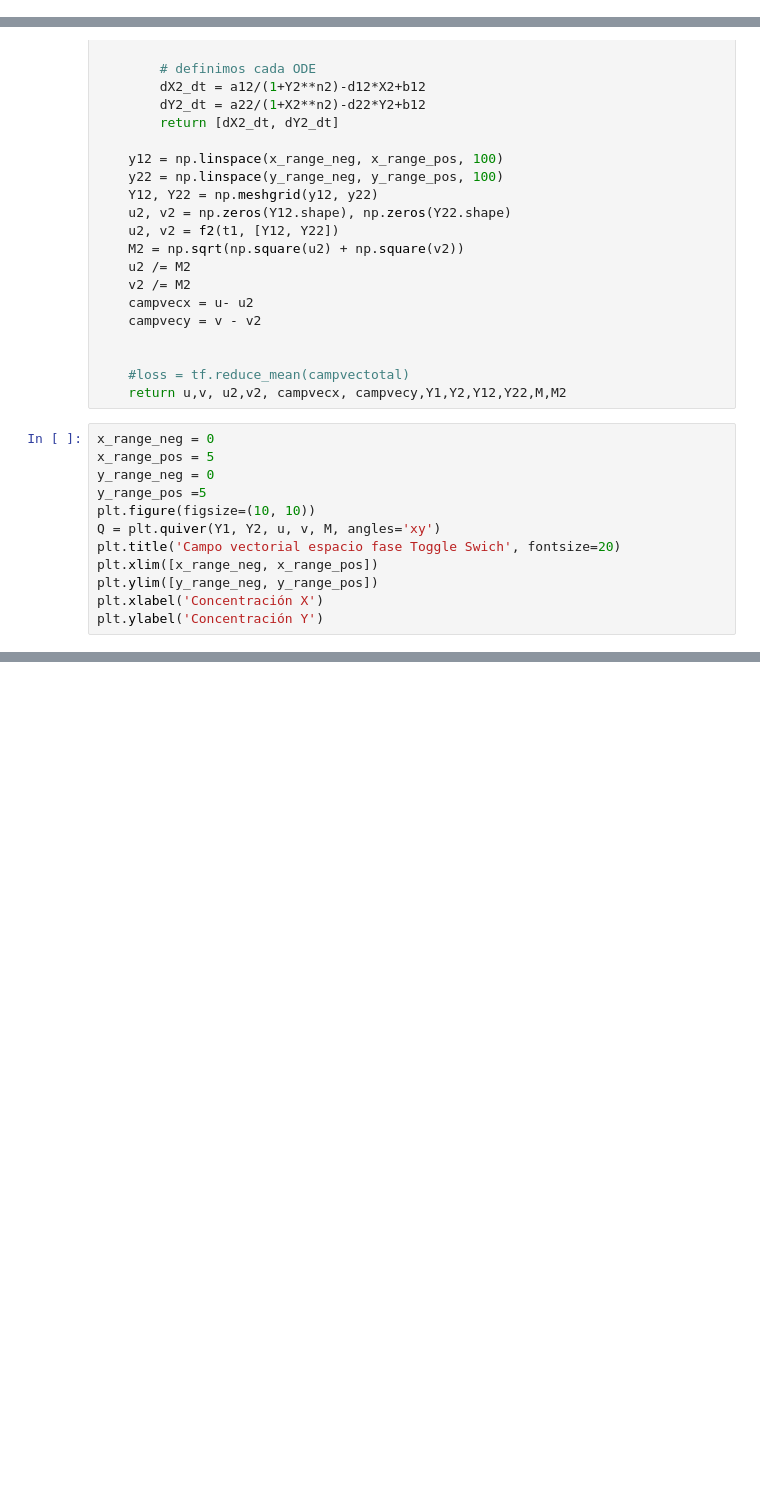
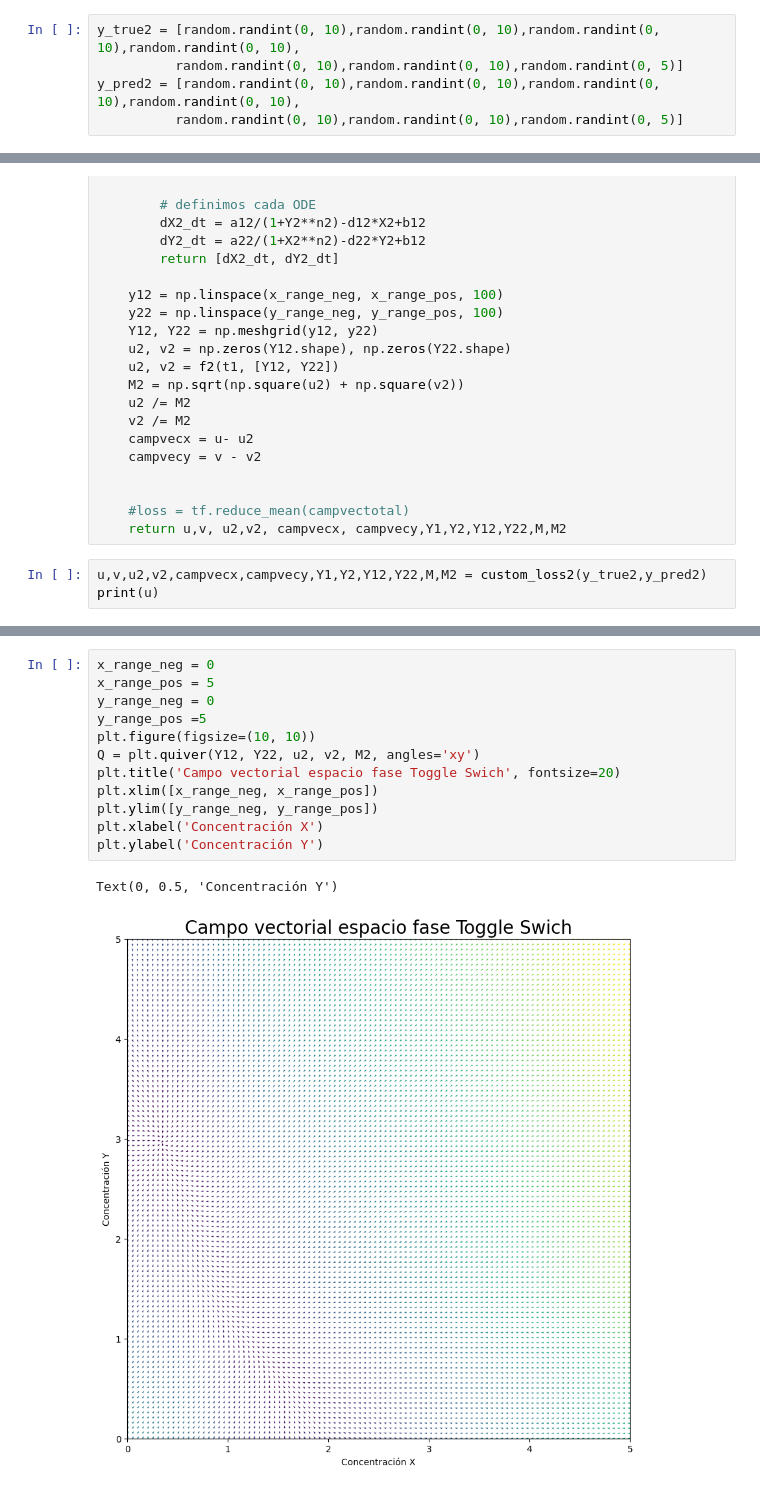
Before and after one commit to RafaSanCed/Tesis-Maestria, a Jupyter notebook: Pruebas función de costo/Pruebas creación función de cost.ipynb, the cells around one changed output, grey strips where cells are left out. Saved outputs shown, nothing was run; the diff lists cells and outputs as text; blank space fills up the shorter version.

```diff
--- a/Pruebas función de costo/Pruebas creación función de cost.ipynb
+++ b/Pruebas función de costo/Pruebas creación función de cost.ipynb
@@ -9,3 +4,8 @@ import keras
+# %%
+y_true2 = [random.randint(0, 10),random.randint(0, 10),random.randint(0, 10),random.randint(0, 10),
+          random.randint(0, 10),random.randint(0, 10),random.randint(0, 5)]
+y_pred2 = [random.randint(0, 10),random.randint(0, 10),random.randint(0, 10),random.randint(0, 10),
+          random.randint(0, 10),random.randint(0, 10),random.randint(0, 5)]
 # %%
 def custom_loss2(y_true2, y_pred2):
     campvec = []
@@ -98,15 +98,6 @@ def custom_loss2(y_true2, y_pred2):
     #loss = tf.reduce_mean(campvectotal)
     return u,v, u2,v2, campvecx, campvecy,Y1,Y2,Y12,Y22,M,M2
 # %%
-x_range_neg = 0
-x_range_pos = 5
-y_range_neg = 0
-y_range_pos =5
-plt.figure(figsize=(10, 10))
-Q = plt.quiver(Y1, Y2, u, v, M, angles='xy')
-plt.title('Campo vectorial espacio fase Toggle Swich', fontsize=20)
-plt.xlim([x_range_neg, x_range_pos])
-plt.ylim([y_range_neg, y_range_pos])
-plt.xlabel('Concentración X')
-plt.ylabel('Concentración Y')
+u,v,u2,v2,campvecx,campvecy,Y1,Y2,Y12,Y22,M,M2 = custom_loss2(y_true2,y_pred2)
+print(u)
 # %% [output]
@@ -114,0 +132,15 @@ NameError: name 'Y1' is not defined
+# %%
+x_range_neg = 0
+x_range_pos = 5
+y_range_neg = 0
+y_range_pos =5
+plt.figure(figsize=(10, 10))
+Q = plt.quiver(Y12, Y22, u2, v2, M2, angles='xy')
+plt.title('Campo vectorial espacio fase Toggle Swich', fontsize=20)
+plt.xlim([x_range_neg, x_range_pos])
+plt.ylim([y_range_neg, y_range_pos])
+plt.xlabel('Concentración X')
+plt.ylabel('Concentración Y')
+# %% [output]
+Text(0, 0.5, 'Concentración Y')
+[figure, added]
```
Also changed, not shown: parts of 4 cells of this notebook, 16 other files.
